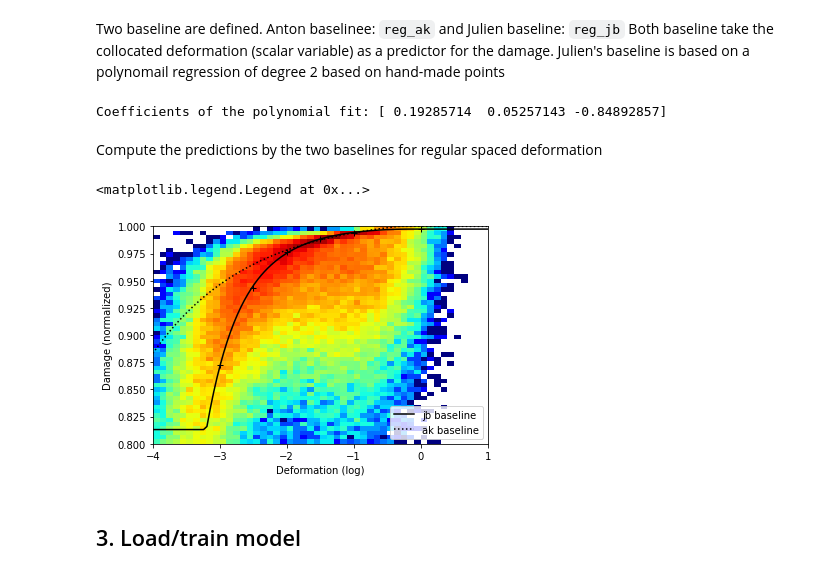
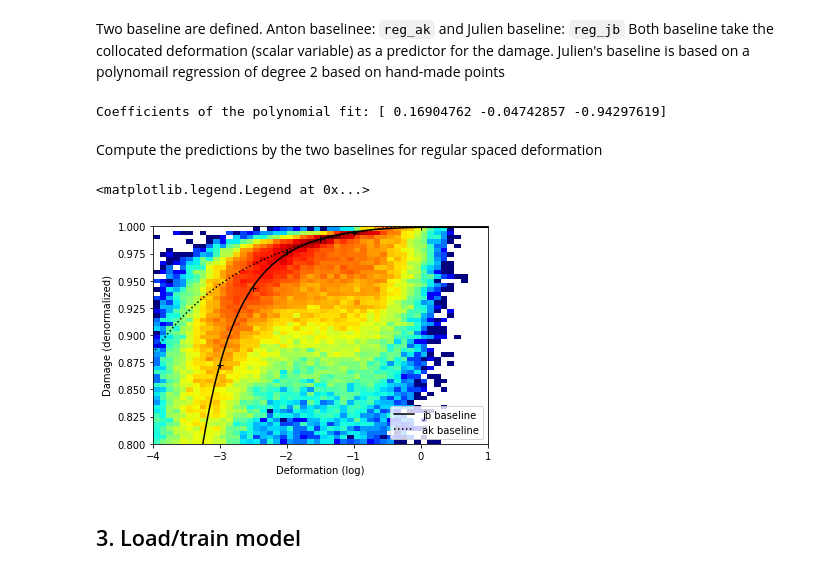
Before and after one commit to nansencenter/SID-NN, a Jupyter notebook: training.ipynb, the cells around one changed output. Cells and saved outputs as stored; diff of their text form; code cells hidden in the pictures.

```diff
--- a/training.ipynb
+++ b/training.ipynb
@@ -37,7 +39,9 @@ for key, value in exp_dict.items():
 traindir = exp_dict['traindir']
 epsi = exp_dict['epsi']
 th_dam = exp_dict['th_dam']
+th_sit = exp_dict['th_sit']
 dsize = exp_dict['dsize']
+colnames = exp_dict['colnames']
 # %% [output]
 colnames  :  ('log_deformation_0', 'log_deformation_1', 'c', 'h')
 datadir  :  /mnt/sfe-ns9602k/Julien/data/anton/shom5km_defor_4cnn
@@ -101,16 +105,16 @@ else:
     dmod['fname_score_saliency'] = 'saliency_score'
 
     # Patience of the early stopping
-    dmod['patience'] = 20
+    dmod['patience'] = 10 #5
 
     # number of epochs
     dmod['epochs'] = 100
 
     # Number of trials of the model experiment
-    dmod['max_trials'] = 50
+    dmod['max_trials'] = 15 #3
 
     # Size of the training set (None for selecting all the training set)
-    dmod['ntrain']= None
+    dmod['ntrain']= None #10000
 
     # Save the dictionary in yaml format
     with open(os.path.join(model_dir,'model_params.yml'),'w') as file:
@@ -144,6 +148,9 @@ denorm = lambda x : decode_dam(x,epsi=epsi, vmin=th_dam)
 # %%
 lims = {
     'log_deformation_0': (-4, 1),
+    'log_deformation_1': (-4, 1),
+    'h':(th_sit,5),
+    'c':(0,1),
     'damage_n' : [norm(1),norm(th_dam)],
     'damage' : [th_dam, 1]
 
@@ -195,7 +202,7 @@ def reg_ak(dd):
     return np.clip(1.01 - 0.008/(10**dd)**0.3,0,1)
 
 xpoint = np.array([-3, -2.5, -2, -1.5, -1,  0])
-ypoint = np.array([.72, .25, -0.2, -.5, -0.7, -0.85])
+ypoint = np.array([.72, .25, -0.2, -.5, -0.7, -0.95])
 coef = np.polyfit(xpoint, ypoint, 2)
 print (f'Coefficients of the polynomial fit: {coef}')
 
@@ -203,10 +210,10 @@ def reg_jb(x):
     y = np.poly1d(coef)(x)
     lim = -coef[1]/(2*coef[0])
     y[x>lim] = np.poly1d(coef)(lim)
-    y[x<-3.2] = np.poly1d(coef)(-3.2)
+    y[x<-3.3] = np.poly1d(coef)(-3.3)
     return denorm(y)
 # %% [output]
-Coefficients of the polynomial fit: [ 0.19285714  0.05257143 -0.84892857]
+Coefficients of the polynomial fit: [ 0.16904762 -0.04742857 -0.94297619]
 # %% [markdown]
 Compute the predictions by the two baselines for regular spaced deformation
 # %%
@@ -217,20 +224,20 @@ y_jb_lin = reg_jb(xlin)
 # %%
 fig, ax = plt.subplots()
 xx = Xtrain[:,dsize//2,dsize//2,0].ravel()
 yy = denorm(ytrain).ravel()
 
 ax.hist2d(xx,yy,  50, [lims['log_deformation_0'],lims['damage'] ], norm=matplotlib.colors.LogNorm(), cmap='jet');
 ax.set_xlabel('Deformation (log)')
-ax.set_ylabel('Damage (normalized)');
+ax.set_ylabel('Damage (denormalized)');
 
 ax.plot(xpoint,denorm(ypoint),'+k')
 ax.plot(xlin,y_jb_lin,'-k',label="jb baseline")
 ax.plot(xlin,y_ak_lin,':k',label="ak baseline")
 
 ax.legend(loc='lower right')
 # %% [output]
 <matplotlib.legend.Legend at 0x...>
-[figure, old version]
+[figure, new version]
 # %% [markdown]
 ## 3. Load/train model
 # %%
```
Also changed, not shown: parts of 75 cells of this notebook, 1 other file.
